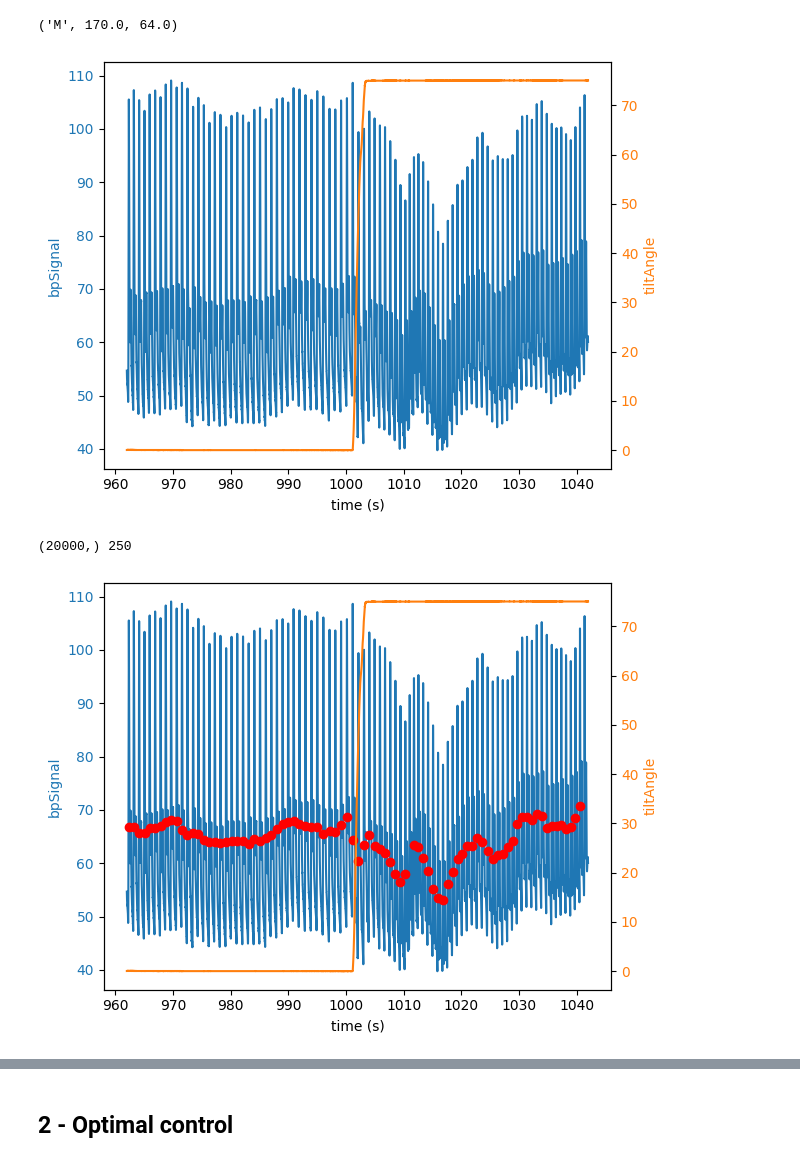
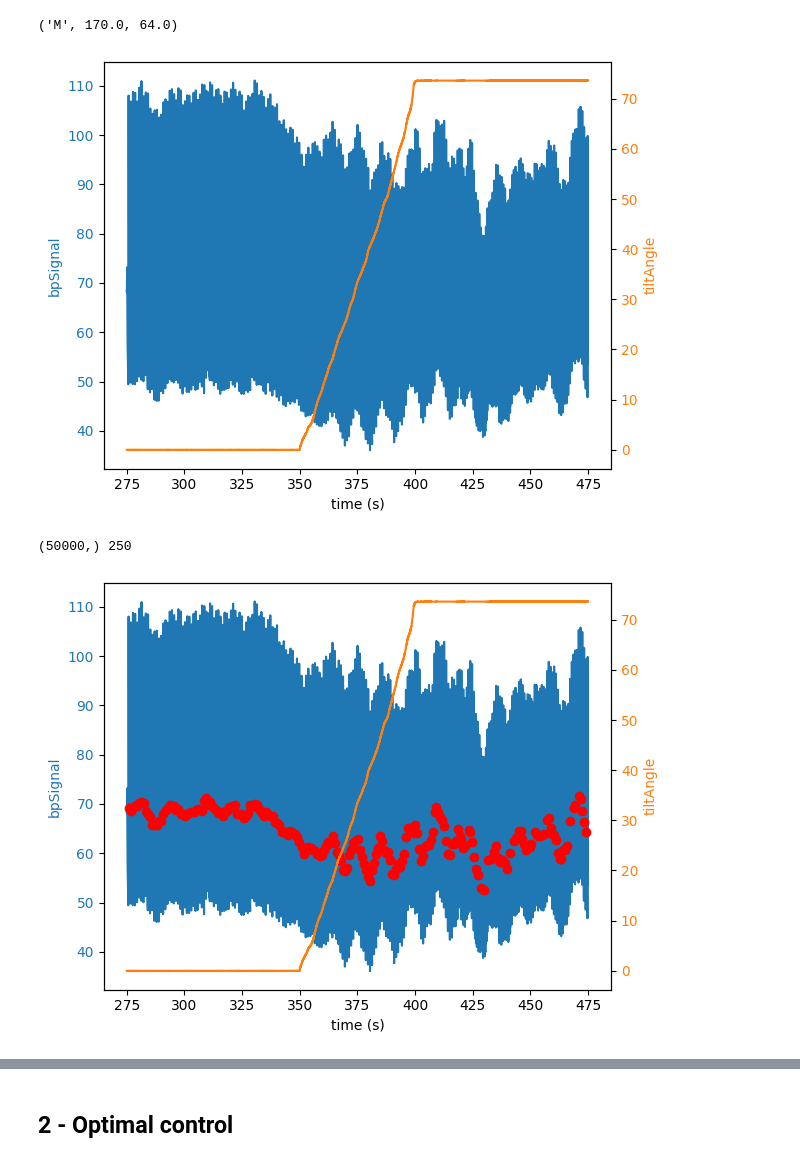
Before and after one commit to sabrinaliu/AA203-CV-OC, a Jupyter notebook: visualizeData.ipynb, the cells around one changed output, grey strips where cells are left out. Cells and saved outputs as stored; diff of their text form; code cells hidden in the pictures.

```diff
--- a/visualizeData.ipynb
+++ b/visualizeData.ipynb
@@ -39,33 +39,33 @@ sex, height, weight
 # %% [output]
 ('M', 170.0, 64.0)
 # %%
-startTime = 962 # in seconds
-endTime = 1042 # in seconds
+startTime = 275 # in seconds
+endTime = 475 # in seconds
 
 startIdx = startTime * fs
 endIdx = endTime * fs
 
 bpSignal = bpRaw[startIdx:endIdx]
 tiltAngle = tiltAngleRaw[startIdx:endIdx]
 timeWindow = time[startIdx:endIdx]
 
 fig, ax1 = plt.subplots()
 color = 'tab:blue'
 ax1.set_xlabel('time (s)')
 ax1.set_ylabel('bpSignal', color=color)
 ax1.plot(timeWindow, bpSignal, color=color)
 ax1.tick_params(axis='y', labelcolor=color)
 
 ax2 = ax1.twinx()
 color = 'tab:orange'
 ax2.set_ylabel('tiltAngle', color=color)
 ax2.plot(timeWindow, tiltAngle, color=color)
 ax2.tick_params(axis='y', labelcolor=color)
 
 fig.tight_layout()
 plt.show()
 # %% [output]
-[figure, old version]
+[figure, new version]
 # %%
 map, beatIdces = computeMAP(bpSignal, fs)
 
@@ -87,8 +87,8 @@ ax2.tick_params(axis='y', labelcolor=color)
 fig.tight_layout()
 plt.show()
 # %% [output]
-(20000,) 250
+(50000,) 250
-[figure, old version]
+[figure, new version]
 # %%
 RRs = computeRR(beatIdces, fs)
 plt.plot(RRs)
```
Also changed, not shown: parts of 8 cells of this notebook, 1 other file.
